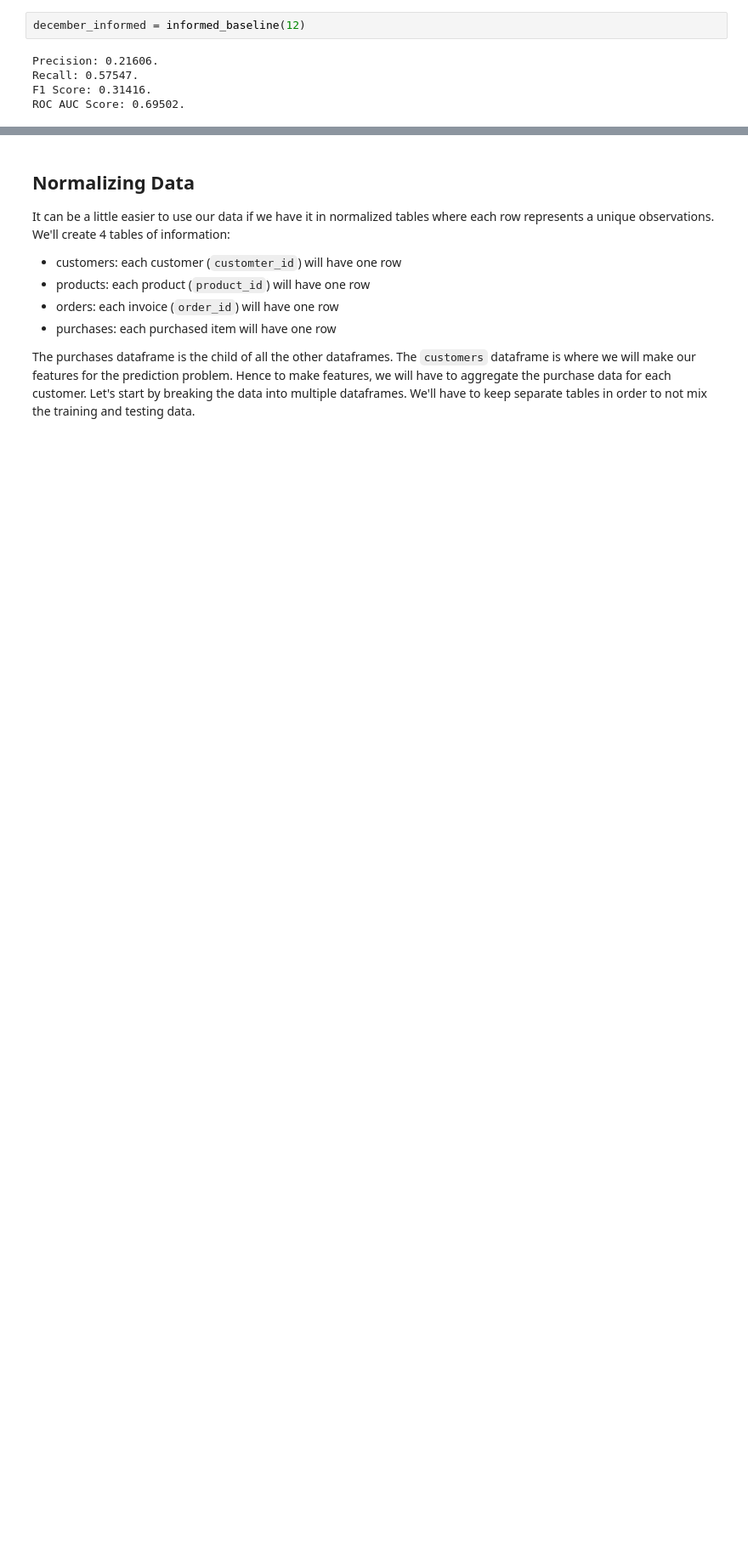
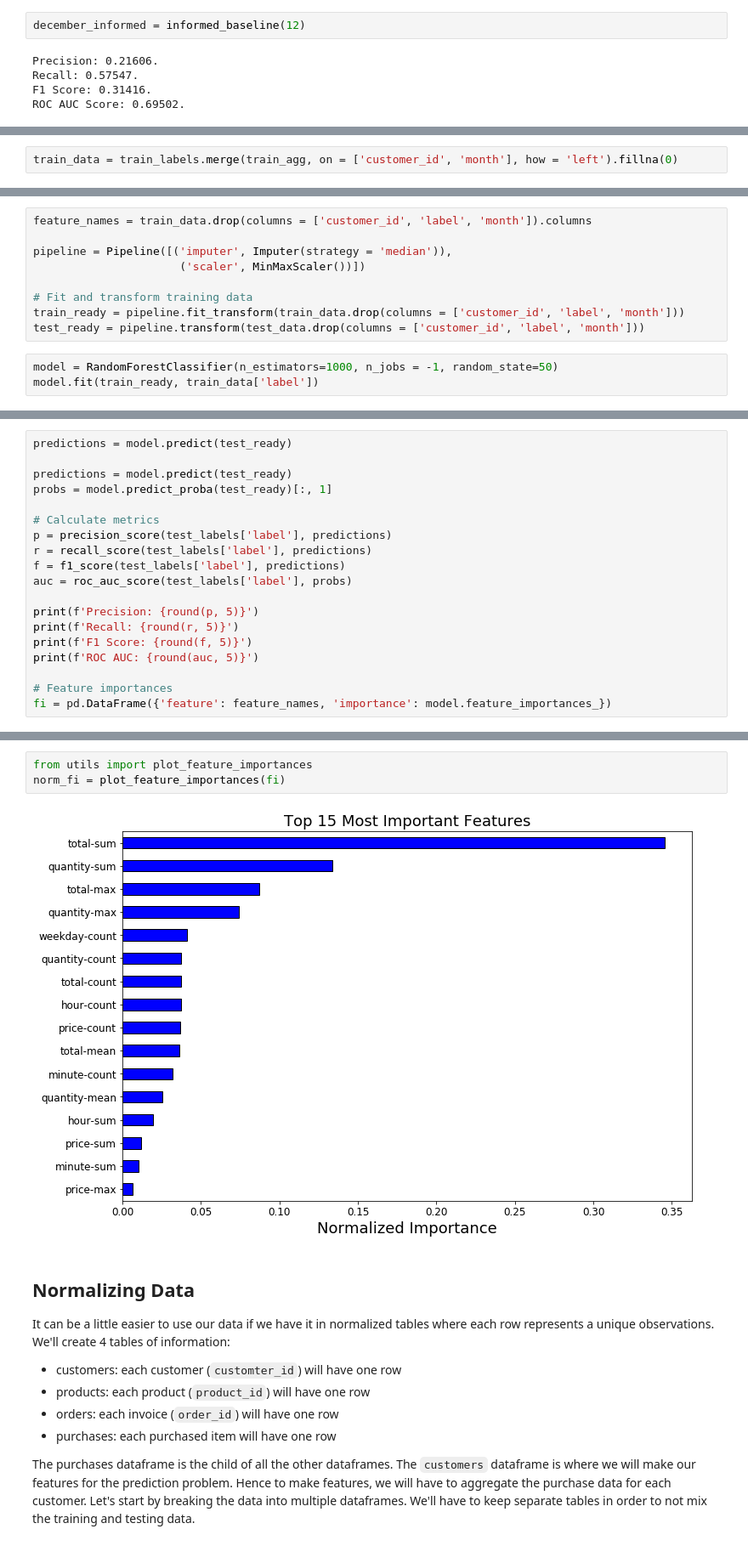
Before and after one commit to alteryx/Automated-Manual-Comparison, a Jupyter notebook: retail/notebooks/Manual.ipynb, the cells around one changed output, grey strips where cells are left out. Shown at 85% size. Cells and saved outputs as stored; diff of their text form; blank space fills up the shorter version.

```diff
--- a/retail/notebooks/Manual.ipynb
+++ b/retail/notebooks/Manual.ipynb
@@ -203,0 +225,2 @@ This gives us a target to beat: if our model is not better than the informed bas
+# %%
+train_data = train_labels.merge(train_agg, on = ['customer_id', 'month'], how = 'left').fillna(0)
@@ -203,0 +250,12 @@ This gives us a target to beat: if our model is not better than the informed bas
+# %%
+feature_names = train_data.drop(columns = ['customer_id', 'label', 'month']).columns
+
+pipeline = Pipeline([('imputer', Imputer(strategy = 'median')),
+                      ('scaler', MinMaxScaler())])
+
+# Fit and transform training data
+train_ready = pipeline.fit_transform(train_data.drop(columns = ['customer_id', 'label', 'month']))
+test_ready = pipeline.transform(test_data.drop(columns = ['customer_id', 'label', 'month']))
+# %%
+model = RandomForestClassifier(n_estimators=1000, n_jobs = -1, random_state=50)
+model.fit(train_ready, train_data['label'])
@@ -203,0 +269,19 @@ This gives us a target to beat: if our model is not better than the informed bas
+# %%
+predictions = model.predict(test_ready)
+
+predictions = model.predict(test_ready)
+probs = model.predict_proba(test_ready)[:, 1]
+
+# Calculate metrics
+p = precision_score(test_labels['label'], predictions)
+r = recall_score(test_labels['label'], predictions)
+f = f1_score(test_labels['label'], predictions)
+auc = roc_auc_score(test_labels['label'], probs)
+
+print(f'Precision: {round(p, 5)}')
+print(f'Recall: {round(r, 5)}')
+print(f'F1 Score: {round(f, 5)}')
+print(f'ROC AUC: {round(auc, 5)}')
+
+# Feature importances
+fi = pd.DataFrame({'feature': feature_names, 'importance': model.feature_importances_})
@@ -204,3 +293,8 @@ This gives us a target to beat: if our model is not better than the informed bas
+# %%
+from utils import plot_feature_importances
+norm_fi = plot_feature_importances(fi)
+# %% [output]
+[figure, added]
 # %% [markdown]
 ## Normalizing Data
 
```
Also changed, not shown: parts of 8 cells of this notebook.
